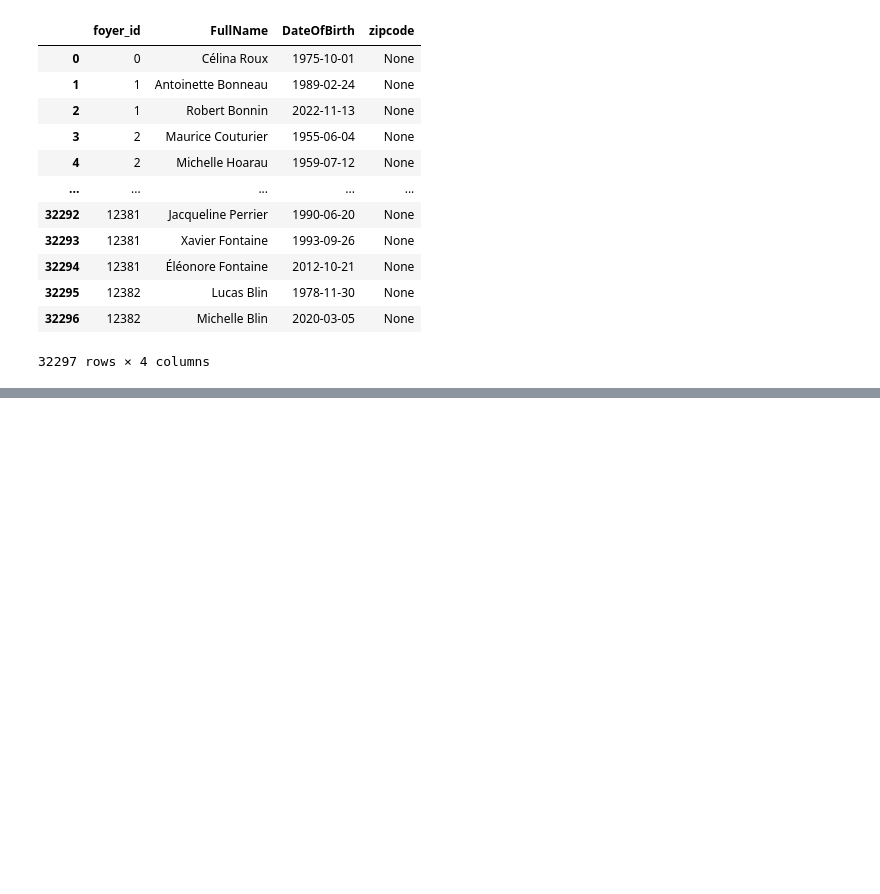
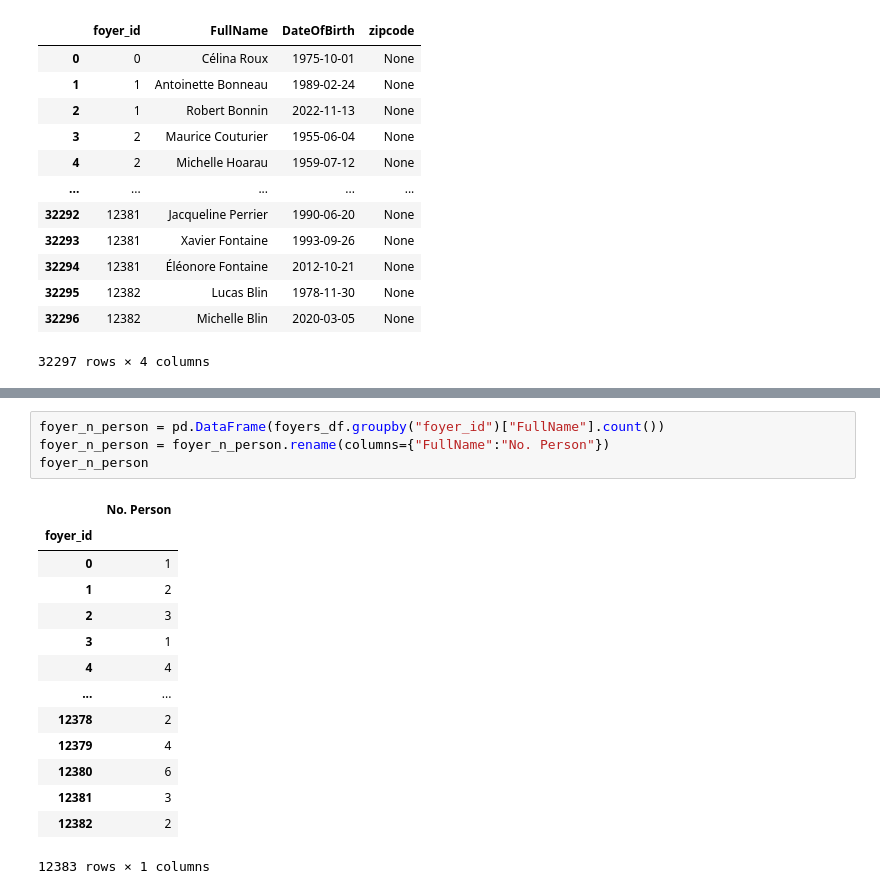
Before and after one commit to iliasslasri/DirectAssurance-Hackathon, a Jupyter notebook: ReIdentification_Sujet/ReIdentification_Sujet-Fan.ipynb, the cells around one changed output, grey strips where cells are left out. Saved outputs shown, nothing was run; the diff lists cells and outputs as text; blank space fills up the shorter version.

Commit message:
no people in foyer

```diff
--- a/ReIdentification_Sujet/ReIdentification_Sujet-Fan.ipynb
+++ b/ReIdentification_Sujet/ReIdentification_Sujet-Fan.ipynb
@@ -138,0 +137,19 @@ foyers_df.groupeby()
+# %%
+foyer_n_person = pd.DataFrame(foyers_df.groupby("foyer_id")["FullName"].count())
+foyer_n_person = foyer_n_person.rename(columns={"FullName":"No. Person"})
+foyer_n_person
+# %% [output]
+|  | No. Person |
+| foyer_id |  |
+| 0 | 1 |
+| 1 | 2 |
+| 2 | 3 |
+| 3 | 1 |
+| 4 | 4 |
+| ... | ... |
+| 12378 | 2 |
+| 12379 | 4 |
+| 12380 | 6 |
+| 12381 | 3 |
+| 12382 | 2 |
+12383 rows × 1 columns
```
Also changed, not shown: parts of 13 cells of this notebook.
